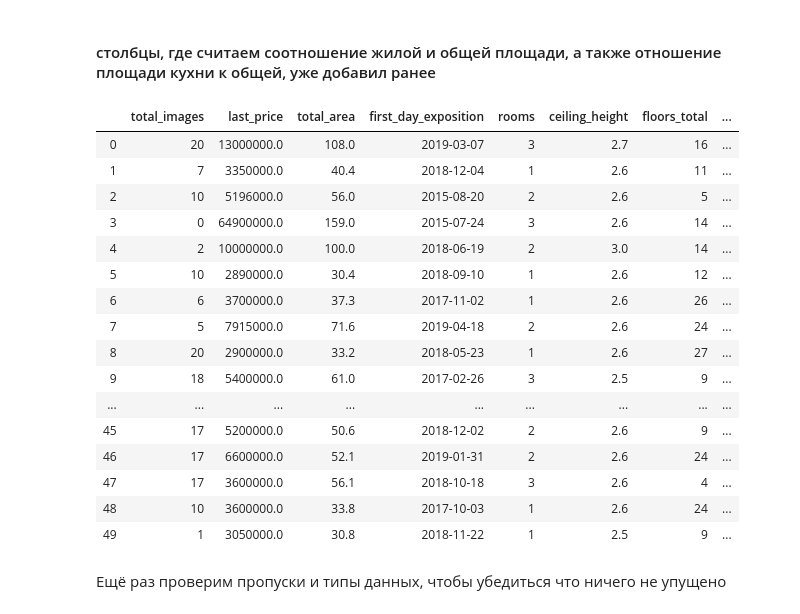
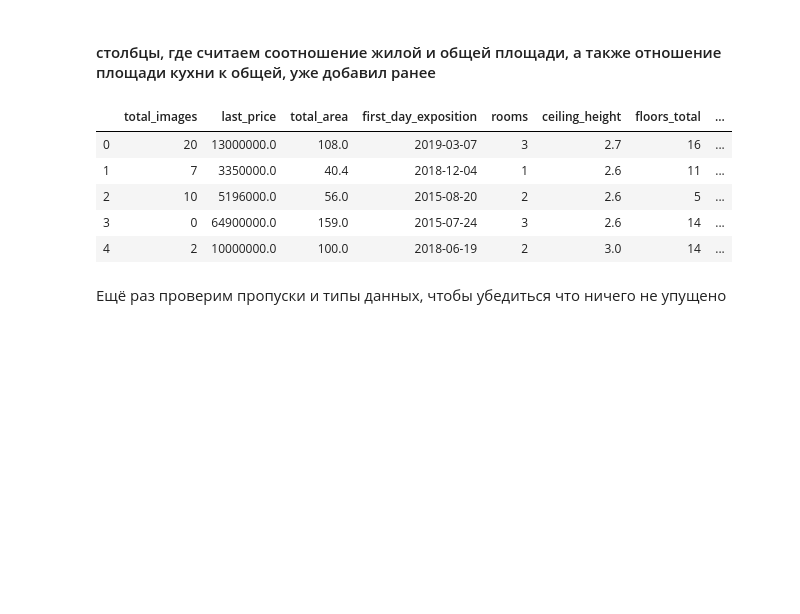
Before and after one commit to sharunovstanislav/yandex__praktikum, a Jupyter notebook: 2_исследовательский анализ данных/исследование объявлений о продаже квартир.ipynb, the cells around one changed output. Cells and saved outputs as stored; diff of their text form; code cells hidden in the pictures; blank space fills up the shorter version.

```diff
--- a/2_исследовательский анализ данных/исследование объявлений о продаже квартир.ipynb
+++ b/2_исследовательский анализ данных/исследование объявлений о продаже квартир.ipynb
@@ -312,25 +304,14 @@ realty['cat_on_the_floors'] = realty.apply(cat_on_the_floors, axis=1)
 # %%
 # для наглядности ещё раз округлим всё до десятых долей
 realty = realty.round(decimals=1)
-realty.head(50)
+realty.head(5)
 # %% [output]
 |  | total_images | last_price | total_area | first_day_exposition | rooms | ceiling_height | floors_total | ... |
 | 0 | 20 | 13000000.0 | 108.0 | 2019-03-07 | 3 | 2.7 | 16 | ... |
 | 1 | 7 | 3350000.0 | 40.4 | 2018-12-04 | 1 | 2.6 | 11 | ... |
 | 2 | 10 | 5196000.0 | 56.0 | 2015-08-20 | 2 | 2.6 | 5 | ... |
 | 3 | 0 | 64900000.0 | 159.0 | 2015-07-24 | 3 | 2.6 | 14 | ... |
 | 4 | 2 | 10000000.0 | 100.0 | 2018-06-19 | 2 | 3.0 | 14 | ... |
-| 5 | 10 | 2890000.0 | 30.4 | 2018-09-10 | 1 | 2.6 | 12 | ... |
-| 6 | 6 | 3700000.0 | 37.3 | 2017-11-02 | 1 | 2.6 | 26 | ... |
-| 7 | 5 | 7915000.0 | 71.6 | 2019-04-18 | 2 | 2.6 | 24 | ... |
-| 8 | 20 | 2900000.0 | 33.2 | 2018-05-23 | 1 | 2.6 | 27 | ... |
-| 9 | 18 | 5400000.0 | 61.0 | 2017-02-26 | 3 | 2.5 | 9 | ... |
-| ... | ... | ... | ... | ... | ... | ... | ... | ... |
-| 45 | 17 | 5200000.0 | 50.6 | 2018-12-02 | 2 | 2.6 | 9 | ... |
-| 46 | 17 | 6600000.0 | 52.1 | 2019-01-31 | 2 | 2.6 | 24 | ... |
-| 47 | 17 | 3600000.0 | 56.1 | 2018-10-18 | 3 | 2.6 | 4 | ... |
-| 48 | 10 | 3600000.0 | 33.8 | 2017-10-03 | 1 | 2.6 | 24 | ... |
-| 49 | 1 | 3050000.0 | 30.8 | 2018-11-22 | 1 | 2.5 | 9 | ... |
 # %% [markdown]
 Ещё раз проверим пропуски и типы данных, чтобы убедиться что ничего не упущено
 # %%
```
Also changed, not shown: parts of 4 cells of this notebook, 4 other files.
